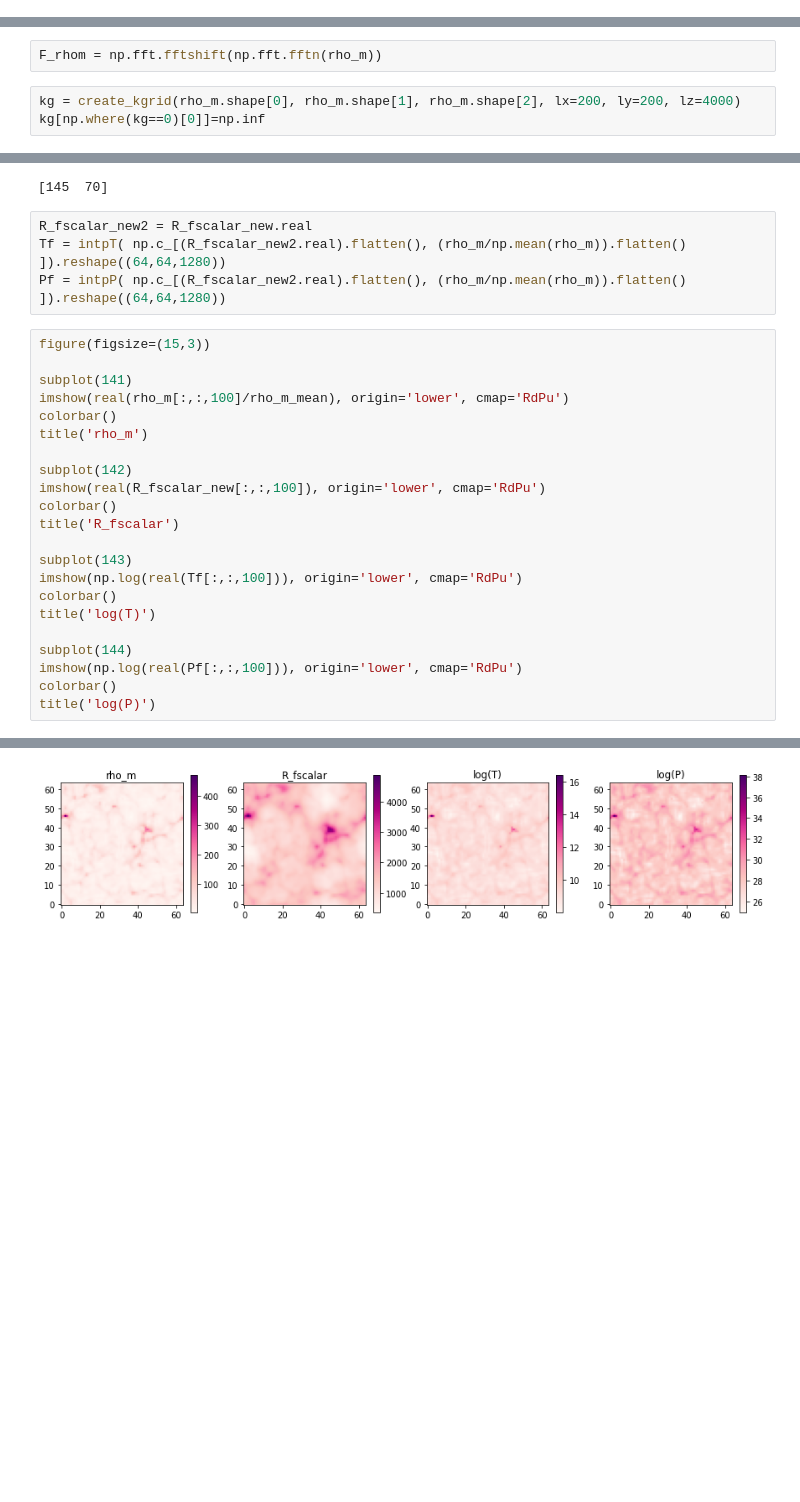
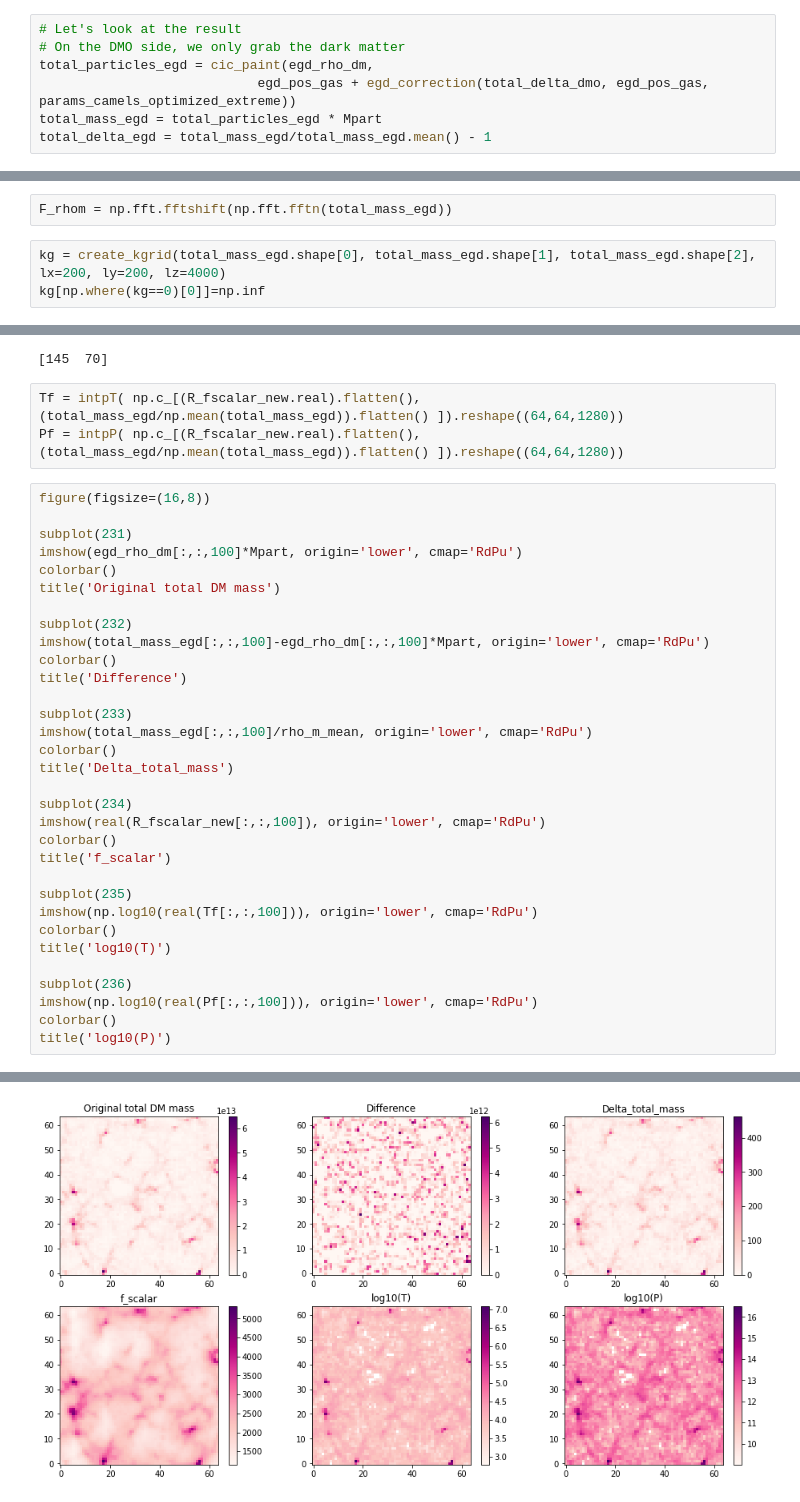
Before and after one commit to DifferentiableUniverseInitiative/Baryonator, a Jupyter notebook: notebooks/JaxPM_to_HPM.ipynb, the cells around one changed output, grey strips where cells are left out. Drawn from its saved outputs; the diff is of its cells as text; blank space fills up the shorter version.

```diff
--- a/notebooks/JaxPM_to_HPM.ipynb
+++ b/notebooks/JaxPM_to_HPM.ipynb
@@ -96,0 +240,7 @@ print(1./a_center[XX]-1)
+# %%
+# Let's look at the result
+# On the DMO side, we only grab the dark matter
+total_particles_egd = cic_paint(egd_rho_dm,
+                            egd_pos_gas + egd_correction(total_delta_dmo, egd_pos_gas, params_camels_optimized_extreme))
+total_mass_egd = total_particles_egd * Mpart
+total_delta_egd = total_mass_egd/total_mass_egd.mean() - 1
@@ -174,7 +303,7 @@ def create_kgrid(nx, ny, nz, lx, ly, lz):
 # %%
-F_rhom = np.fft.fftshift(np.fft.fftn(rho_m))
+F_rhom = np.fft.fftshift(np.fft.fftn(total_mass_egd))
 # %%
-kg = create_kgrid(rho_m.shape[0], rho_m.shape[1], rho_m.shape[2], lx=200, ly=200, lz=4000)
+kg = create_kgrid(total_mass_egd.shape[0], total_mass_egd.shape[1], total_mass_egd.shape[2], lx=200, ly=200, lz=4000)
 kg[np.where(kg==0)[0]]=np.inf
 # %% [output]
 0.0
@@ -294,29 +418,38 @@ intpP = RegularGridInterpolator((psi,drho), Pt, bounds_error=False, fill_value=0
 # %% [output]
 [145  70]
 # %%
-R_fscalar_new2 = R_fscalar_new.real
-Tf = intpT( np.c_[(R_fscalar_new2.real).flatten(), (rho_m/np.mean(rho_m)).flatten() ]).reshape((64,64,1280))
-Pf = intpP( np.c_[(R_fscalar_new2.real).flatten(), (rho_m/np.mean(rho_m)).flatten() ]).reshape((64,64,1280))
+Tf = intpT( np.c_[(R_fscalar_new.real).flatten(), (total_mass_egd/np.mean(total_mass_egd)).flatten() ]).reshape((64,64,1280))
+Pf = intpP( np.c_[(R_fscalar_new.real).flatten(), (total_mass_egd/np.mean(total_mass_egd)).flatten() ]).reshape((64,64,1280))
 # %%
-figure(figsize=(15,3))
+figure(figsize=(16,8))
 
-subplot(141)
-imshow(real(rho_m[:,:,100]/rho_m_mean), origin='lower', cmap='RdPu')
+subplot(231)
+imshow(egd_rho_dm[:,:,100]*Mpart, origin='lower', cmap='RdPu')
 colorbar()
-title('rho_m')
+title('Original total DM mass')
 
-subplot(142)
+subplot(232)
+imshow(total_mass_egd[:,:,100]-egd_rho_dm[:,:,100]*Mpart, origin='lower', cmap='RdPu')
+colorbar()
+title('Difference')
+
+subplot(233)
+imshow(total_mass_egd[:,:,100]/rho_m_mean, origin='lower', cmap='RdPu')
+colorbar()
+title('Delta_total_mass')
+
+subplot(234)
 imshow(real(R_fscalar_new[:,:,100]), origin='lower', cmap='RdPu')
 colorbar()
-title('R_fscalar')
+title('f_scalar')
 
-subplot(143)
-imshow(np.log(real(Tf[:,:,100])), origin='lower', cmap='RdPu')
+subplot(235)
+imshow(np.log10(real(Tf[:,:,100])), origin='lower', cmap='RdPu')
 colorbar()
-title('log(T)')
+title('log10(T)')
 
-subplot(144)
-imshow(np.log(real(Pf[:,:,100])), origin='lower', cmap='RdPu')
+subplot(236)
+imshow(np.log10(real(Pf[:,:,100])), origin='lower', cmap='RdPu')
 colorbar()
-title('log(P)')
+title('log10(P)')
 # %% [output]
@@ -324 +457 @@ Text(0.5, 1.0, 'log(P)')
-[figure, old version]
+[figure, new version]
```
Also changed, not shown: parts of 41 cells of this notebook, 1 other file.
